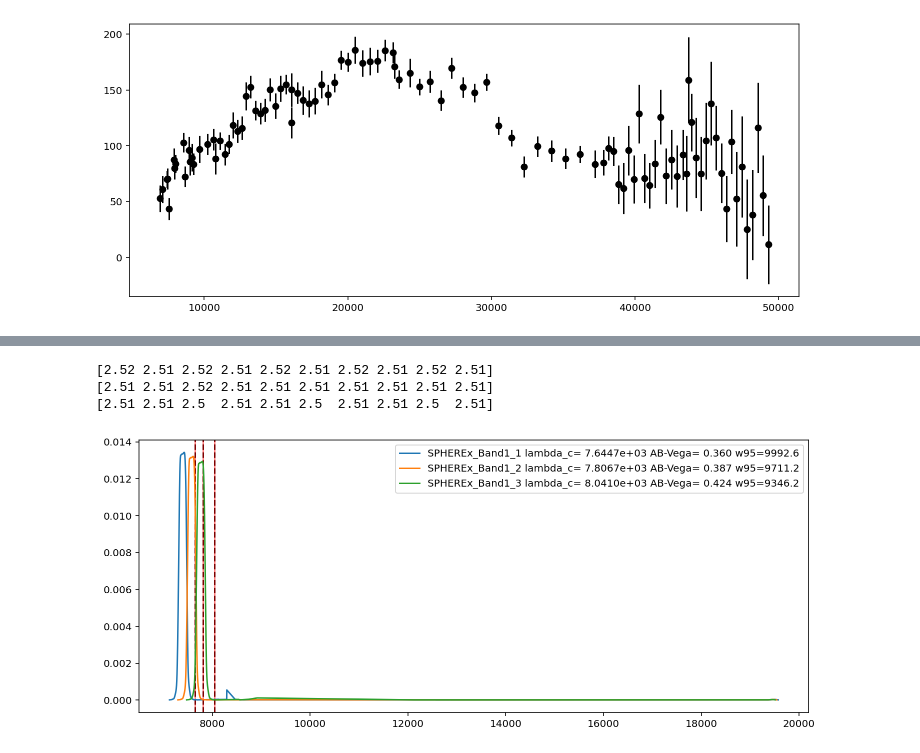
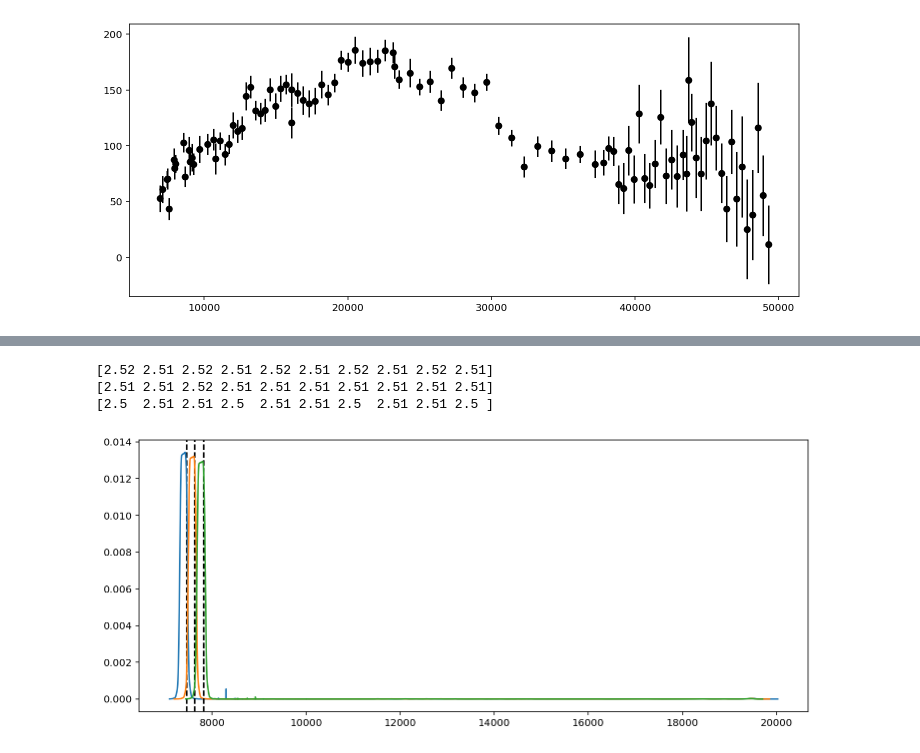
Before and after one commit to hbahk/spherex-challenge, a Jupyter notebook: challenge/combine_spherex_phot.ipynb, the cells around one changed output, grey strips where cells are left out. Saved outputs shown, nothing was run; the diff lists cells and outputs as text; code cells hidden in the pictures.

```diff
--- a/challenge/combine_spherex_phot.ipynb
+++ b/challenge/combine_spherex_phot.ipynb
@@ -110,18 +110,19 @@ res_sphx_nocut = np.array(res_nocut.filters)[idx_sphx_nocut]
 # %%
 filters = res_sphx_nocut
 fig = plt.figure(figsize=(12, 5))
 ax = fig.add_subplot(111)
 for filt in filters[:3]:
-    # mask = (filt.wave < filt.pivot + 2*filt.rectwidth) & (filt.wave > filt.pivot - 2*filt.rectwidth)
-    my_piv = np.sqrt(np.trapz(filt.throughput*filt.wave,filt.wave)/np.trapz(filt.throughput/filt.wave,filt.wave))
+    mask = (filt.wave < filt.pivot + 2*filt.rectwidth) & (filt.wave > filt.pivot - 2*filt.rectwidth)
+    my_piv = np.sqrt(np.trapz(filt.throughput[mask]*filt.wave[mask],filt.wave[mask])/np.trapz(filt.throughput[mask]/filt.wave[mask],filt.wave[mask]))
     ax.axvline(filt.pivot, color='k', ls='--')
-    ax.axvline(my_piv, color='r', ls='-', alpha=0.5)
+    # ax.axvline(my_piv, color='r', ls='-', alpha=0.5)
     # ax.plot(filt.wave[mask], filt.throughput[mask], '.', label=filt.name)
     ax.plot(filt.wave, filt.throughput, label=filt.name)
-    ax.legend()
+    # ax.legend()
     print(np.diff(filt.wave)[:10])
+# ax.set_xlim(7050, 8500)
 # %% [output]
 [2.52 2.51 2.52 2.51 2.52 2.51 2.52 2.51 2.52 2.51]
 [2.51 2.51 2.52 2.51 2.51 2.51 2.51 2.51 2.51 2.51]
-[2.51 2.51 2.5  2.51 2.51 2.5  2.51 2.51 2.5  2.51]
+[2.5  2.51 2.51 2.5  2.51 2.51 2.5  2.51 2.51 2.5 ]
-[figure, old version]
+[figure, new version]
```
Also changed, not shown: parts of 13 cells of this notebook, 2 other files.
